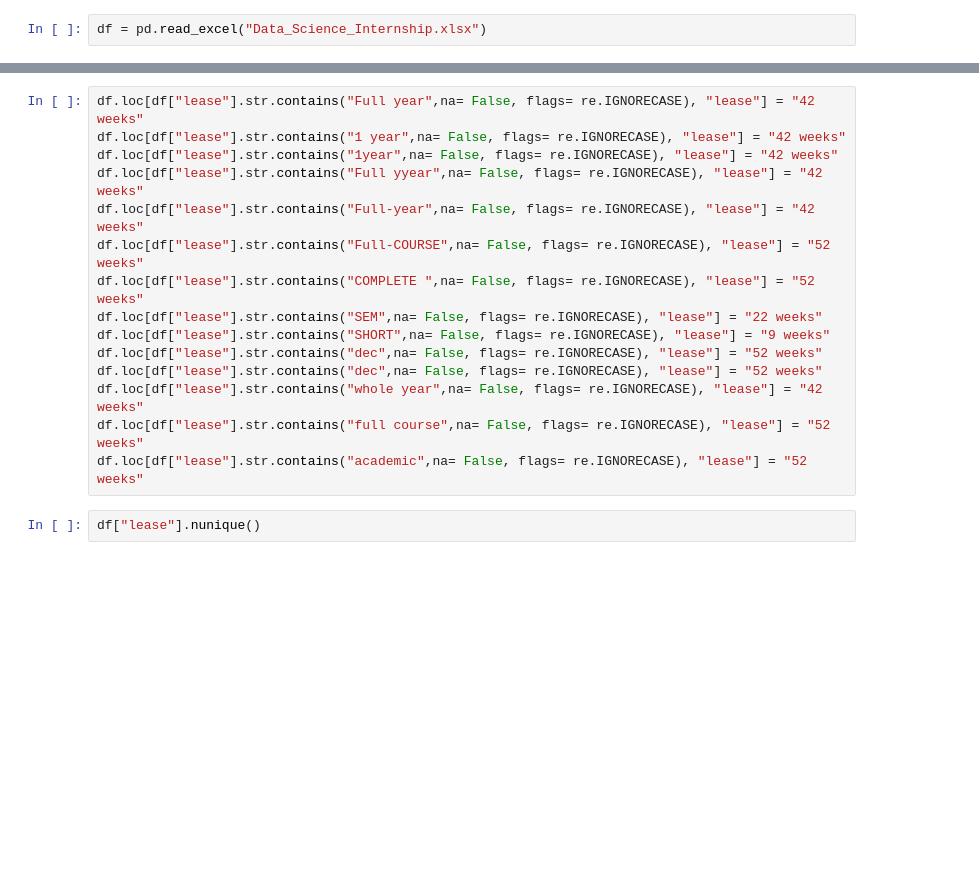
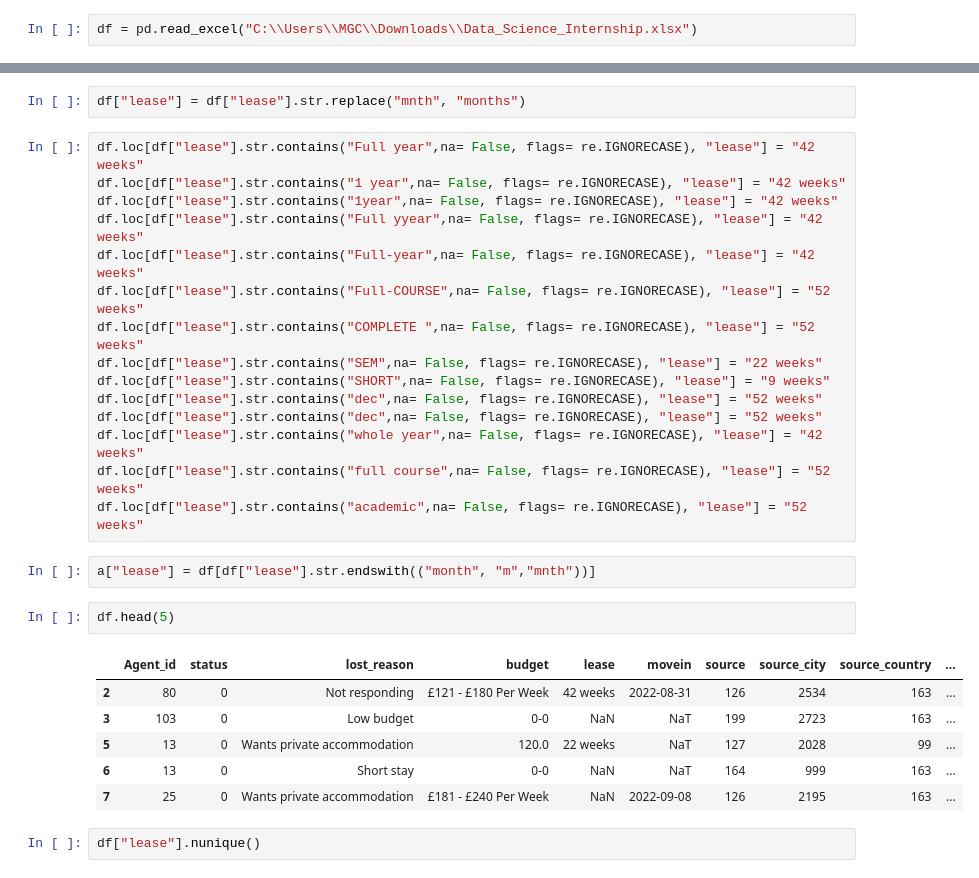
Before and after one commit to Shruti-Agrawal28/lead-score_model, a Jupyter notebook: lead scoring model.ipynb, the cells around one changed output, grey strips where cells are left out. Drawn from its saved outputs; the diff is of its cells as text; blank space fills up the shorter version.

```diff
--- a/lead scoring model.ipynb
+++ b/lead scoring model.ipynb
@@ -8,7 +8,7 @@ le = LabelEncoder()
 import re
 import numpy as np
 # %%
-df = pd.read_excel("Data_Science_Internship.xlsx")
+df = pd.read_excel("C:\\Users\\MGC\\Downloads\\Data_Science_Internship.xlsx")
 # %%
 df.head(5)
 # %% [output]
@@ -127,6 +127,8 @@ array(['Full Year Course Stay 40 - 44 weeks', nan, 'semester-stay', 51.0,
 df["lease"] = df["lease"].str.replace("\\", " ")
 # %%
 df["lease"] = df["lease"].str.replace("/", " ")
+# %%
+df["lease"] = df["lease"].str.replace("mnth", "months")
 # %%
 df.loc[df["lease"].str.contains("Full year",na= False, flags= re.IGNORECASE), "lease"] = "42 weeks"
 df.loc[df["lease"].str.contains("1 year",na= False, flags= re.IGNORECASE), "lease"] = "42 weeks"
@@ -142,6 +144,17 @@ df.loc[df["lease"].str.contains("dec",na= False, flags= re.IGNORECASE), "lease"]
 df.loc[df["lease"].str.contains("whole year",na= False, flags= re.IGNORECASE), "lease"] = "42 weeks"
 df.loc[df["lease"].str.contains("full course",na= False, flags= re.IGNORECASE), "lease"] = "52 weeks"
 df.loc[df["lease"].str.contains("academic",na= False, flags= re.IGNORECASE), "lease"] = "52 weeks"
+# %%
+a["lease"] = df[df["lease"].str.endswith(("month", "m","mnth"))]
+# %%
+df.head(5)
+# %% [output]
+|  | Agent_id | status | lost_reason | budget | lease | movein | source | source_city | source_country | ... |
+| 2 | 80 | 0 | Not responding | £121 - £180 Per Week | 42 weeks | 2022-08-31 | 126 | 2534 | 163 | ... |
+| 3 | 103 | 0 | Low budget | 0-0 | NaN | NaT | 199 | 2723 | 163 | ... |
+| 5 | 13 | 0 | Wants private accommodation | 120.0 | 22 weeks | NaT | 127 | 2028 | 99 | ... |
+| 6 | 13 | 0 | Short stay | 0-0 | NaN | NaT | 164 | 999 | 163 | ... |
+| 7 | 25 | 0 | Wants private accommodation | £181 - £240 Per Week | NaN | 2022-09-08 | 126 | 2195 | 163 | ... |
 # %%
 df["lease"].nunique()
 # %% [output]
```
Also changed, not shown: parts of 8 cells of this notebook, 1 other file.
